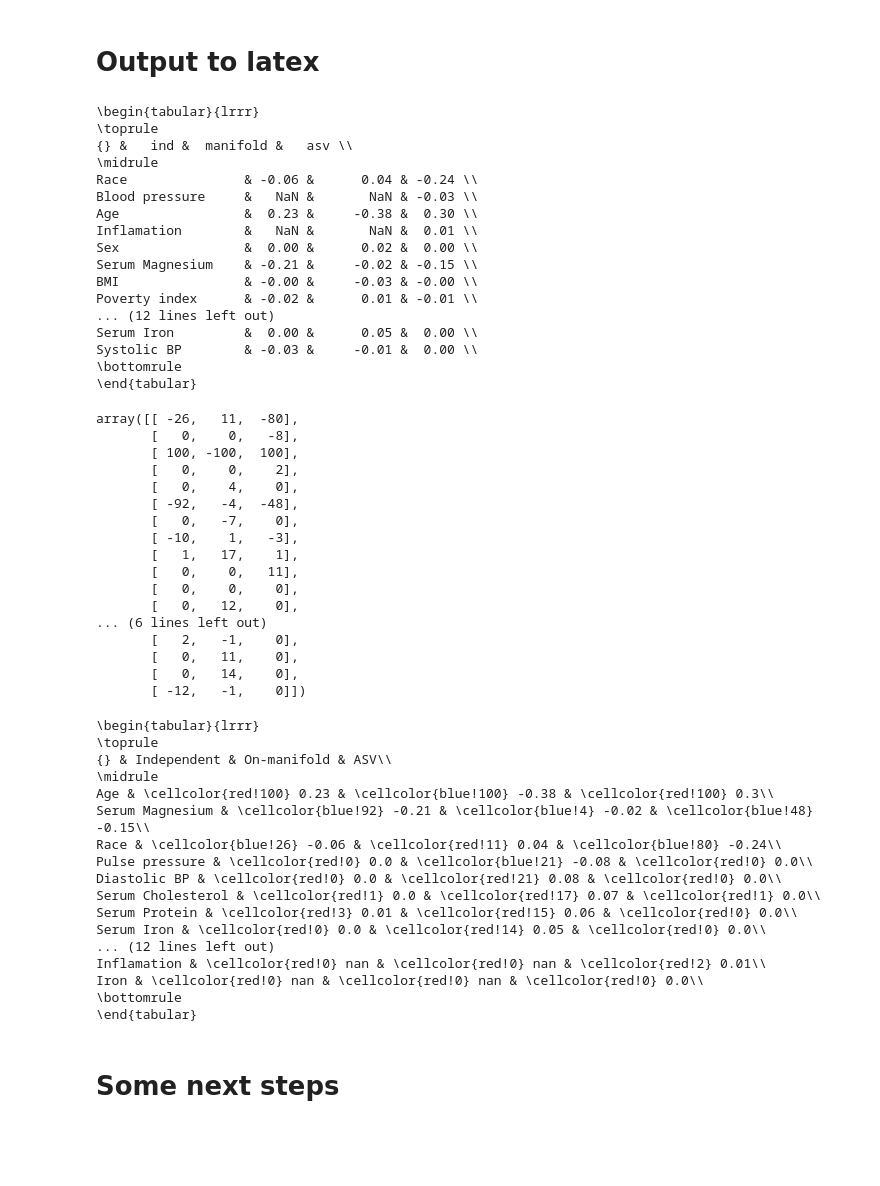
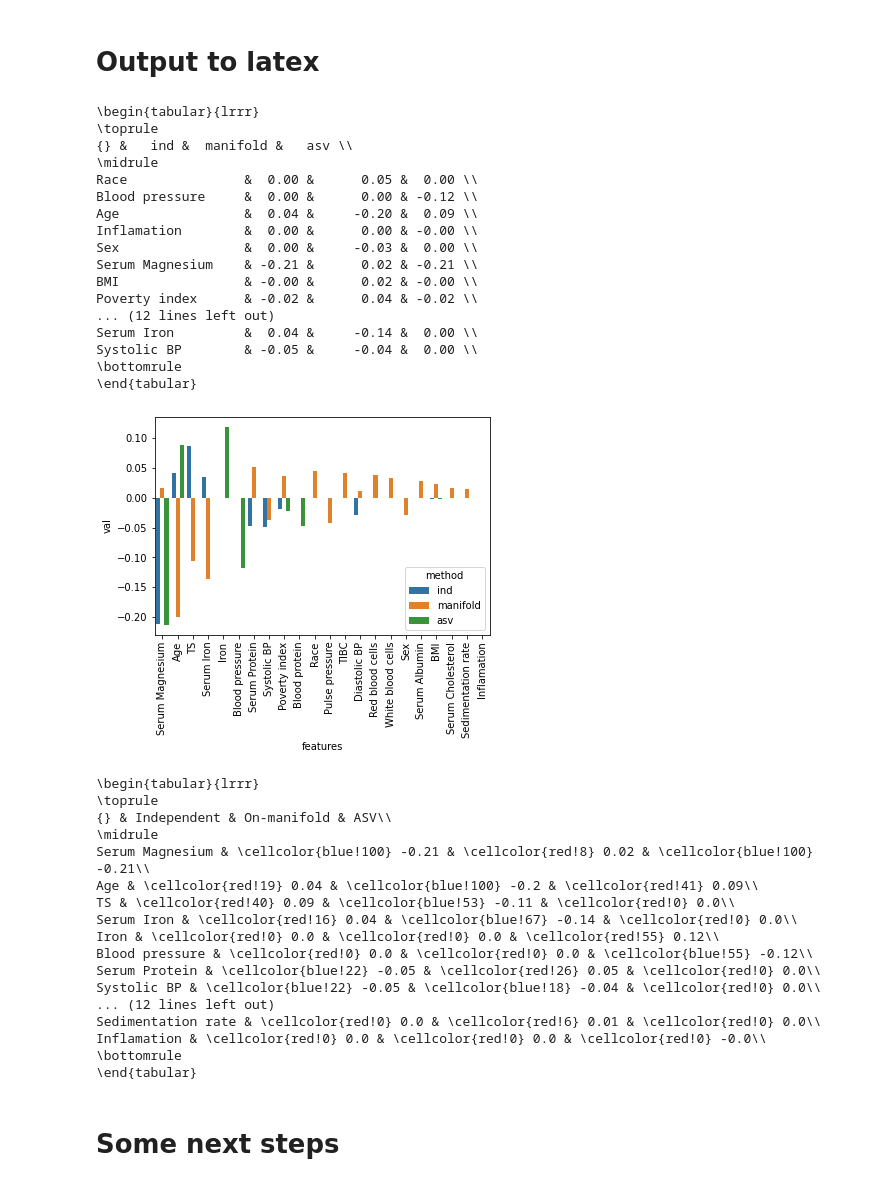
Before and after one commit to nathanwang000/Shapley-Flow, a Jupyter notebook: notebooks/NHANES1_survival.ipynb, the cells around one changed output. Saved outputs shown, nothing was run; the diff lists cells and outputs as text; code cells hidden in the pictures; blank space fills up the shorter version.

```diff
--- a/notebooks/NHANES1_survival.ipynb
+++ b/notebooks/NHANES1_survival.ipynb
@@ -508,7 +539,7 @@ X_display
 # %% [markdown]
 # Comparison of methods
 # %%
-sample_ind = 99 # 55, 66, 3, 22, 33, 77, 88
+sample_ind = 22 # 55, 66, 3, 22, 33, 77, 88, 99 # 22 77 88
 cf_c.fold_noise = True # False
 target_node = [node for node in cf_c.graph if node.is_target_node][0]
 target_node.name = 'log hazard ratio prediction'
@@ -758,24 +789,25 @@ latex_dict['manifold'] = {k:v for k,v in zip(b.input_names, b.values)}
 
 # resulting data frame
 df = pd.DataFrame.from_dict(latex_dict).loc[:, ['ind', 'manifold', 'asv']]
-df.loc[:, 'asv'] = df.loc[:, 'asv'].fillna(0)
+df = df.fillna(0)
+# df.loc[:, 'asv'] = df.loc[:, 'asv'].fillna(0)
 print(df.round(2).to_latex())
 # %% [output]
 \begin{tabular}{lrrr}
 \toprule
 {} &   ind &  manifold &   asv \\
 \midrule
-Race               & -0.06 &      0.04 & -0.24 \\
-Blood pressure     &   NaN &       NaN & -0.03 \\
-Age                &  0.23 &     -0.38 &  0.30 \\
-Inflamation        &   NaN &       NaN &  0.01 \\
-Sex                &  0.00 &      0.02 &  0.00 \\
-Serum Magnesium    & -0.21 &     -0.02 & -0.15 \\
-BMI                & -0.00 &     -0.03 & -0.00 \\
-Poverty index      & -0.02 &      0.01 & -0.01 \\
+Race               &  0.00 &      0.05 &  0.00 \\
+Blood pressure     &  0.00 &      0.00 & -0.12 \\
+Age                &  0.04 &     -0.20 &  0.09 \\
+Inflamation        &  0.00 &      0.00 & -0.00 \\
+Sex                &  0.00 &     -0.03 &  0.00 \\
+Serum Magnesium    & -0.21 &      0.02 & -0.21 \\
+BMI                & -0.00 &      0.02 & -0.00 \\
+Poverty index      & -0.02 &      0.04 & -0.02 \\
 ... (12 lines left out)
-Serum Iron         &  0.00 &      0.05 &  0.00 \\
-Systolic BP        & -0.03 &     -0.01 &  0.00 \\
+Serum Iron         &  0.04 &     -0.14 &  0.00 \\
+Systolic BP        & -0.05 &     -0.04 &  0.00 \\
 \bottomrule
 \end{tabular}
 # %%
@@ -789,25 +821,19 @@ colors = colors.astype(np.int)
 
 # sort index by its abs score across columns
 feature_order = np.abs(colors).sum(1).argsort()[::-1]
-colors
+# colors
-# %% [output]
-array([[ -26,   11,  -80],
-       [   0,    0,   -8],
-       [ 100, -100,  100],
-       [   0,    0,    2],
-       [   0,    4,    0],
-       [ -92,   -4,  -48],
-       [   0,   -7,    0],
-       [ -10,    1,   -3],
-       [   1,   17,    1],
-       [   0,    0,   11],
-       [   0,    0,    0],
-       [   0,   12,    0],
-... (6 lines left out)
-       [   2,   -1,    0],
-       [   0,   11,    0],
-       [   0,   14,    0],
-       [ -12,   -1,    0]])
+# %%
+df2 = pd.DataFrame.from_dict({
+    'features': list(df.iloc[feature_order].index) * 3,
+    'val': list(df['ind'].iloc[feature_order]) + list(df['manifold'].iloc[feature_order]) + list(df['asv'].iloc[feature_order]),
+    'method': ['ind'] * len(df.index) + ['manifold'] * len(df.index) + ['asv'] * len(df.index)
+})
+
+p = sns.barplot(x='features', y='val', hue='method', data=df2)
+p.set_xticklabels(p.get_xticklabels(), rotation=90)
+plt.show()
+# %% [output]
+[figure, added]
 # %%
 table = "\\begin{tabular}{lrrr}\n\\toprule\n"
 table += r"{} & Independent & On-manifold & ASV\\"
@@ -830,17 +856,17 @@ print(table)
 \toprule
 {} & Independent & On-manifold & ASV\\
 \midrule
-Age & \cellcolor{red!100} 0.23 & \cellcolor{blue!100} -0.38 & \cellcolor{red!100} 0.3\\
-Serum Magnesium & \cellcolor{blue!92} -0.21 & \cellcolor{blue!4} -0.02 & \cellcolor{blue!48} -0.15\\
-Race & \cellcolor{blue!26} -0.06 & \cellcolor{red!11} 0.04 & \cellcolor{blue!80} -0.24\\
-Pulse pressure & \cellcolor{red!0} 0.0 & \cellcolor{blue!21} -0.08 & \cellcolor{red!0} 0.0\\
-Diastolic BP & \cellcolor{red!0} 0.0 & \cellcolor{red!21} 0.08 & \cellcolor{red!0} 0.0\\
-Serum Cholesterol & \cellcolor{red!1} 0.0 & \cellcolor{red!17} 0.07 & \cellcolor{red!1} 0.0\\
-Serum Protein & \cellcolor{red!3} 0.01 & \cellcolor{red!15} 0.06 & \cellcolor{red!0} 0.0\\
-Serum Iron & \cellcolor{red!0} 0.0 & \cellcolor{red!14} 0.05 & \cellcolor{red!0} 0.0\\
+Serum Magnesium & \cellcolor{blue!100} -0.21 & \cellcolor{red!8} 0.02 & \cellcolor{blue!100} -0.21\\
+Age & \cellcolor{red!19} 0.04 & \cellcolor{blue!100} -0.2 & \cellcolor{red!41} 0.09\\
+TS & \cellcolor{red!40} 0.09 & \cellcolor{blue!53} -0.11 & \cellcolor{red!0} 0.0\\
+Serum Iron & \cellcolor{red!16} 0.04 & \cellcolor{blue!67} -0.14 & \cellcolor{red!0} 0.0\\
+Iron & \cellcolor{red!0} 0.0 & \cellcolor{red!0} 0.0 & \cellcolor{red!55} 0.12\\
+Blood pressure & \cellcolor{red!0} 0.0 & \cellcolor{red!0} 0.0 & \cellcolor{blue!55} -0.12\\
+Serum Protein & \cellcolor{blue!22} -0.05 & \cellcolor{red!26} 0.05 & \cellcolor{red!0} 0.0\\
+Systolic BP & \cellcolor{blue!22} -0.05 & \cellcolor{blue!18} -0.04 & \cellcolor{red!0} 0.0\\
 ... (12 lines left out)
-Inflamation & \cellcolor{red!0} nan & \cellcolor{red!0} nan & \cellcolor{red!2} 0.01\\
-Iron & \cellcolor{red!0} nan & \cellcolor{red!0} nan & \cellcolor{red!0} 0.0\\
+Sedimentation rate & \cellcolor{red!0} 0.0 & \cellcolor{red!6} 0.01 & \cellcolor{red!0} 0.0\\
+Inflamation & \cellcolor{red!0} 0.0 & \cellcolor{red!0} 0.0 & \cellcolor{red!0} -0.0\\
 \bottomrule
 \end{tabular}
 # %% [markdown]
```
Also changed, not shown: parts of 2 cells of this notebook, 2 other files.
